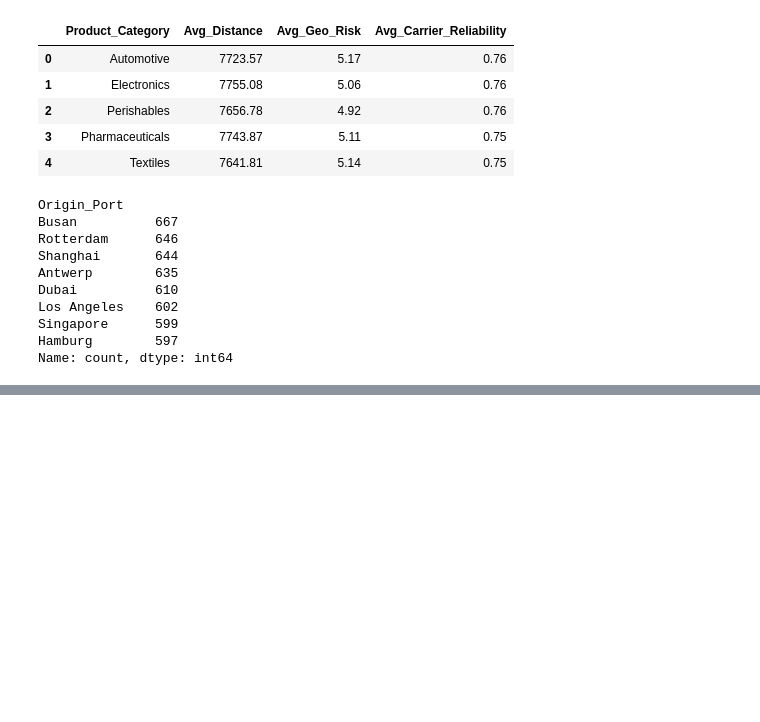
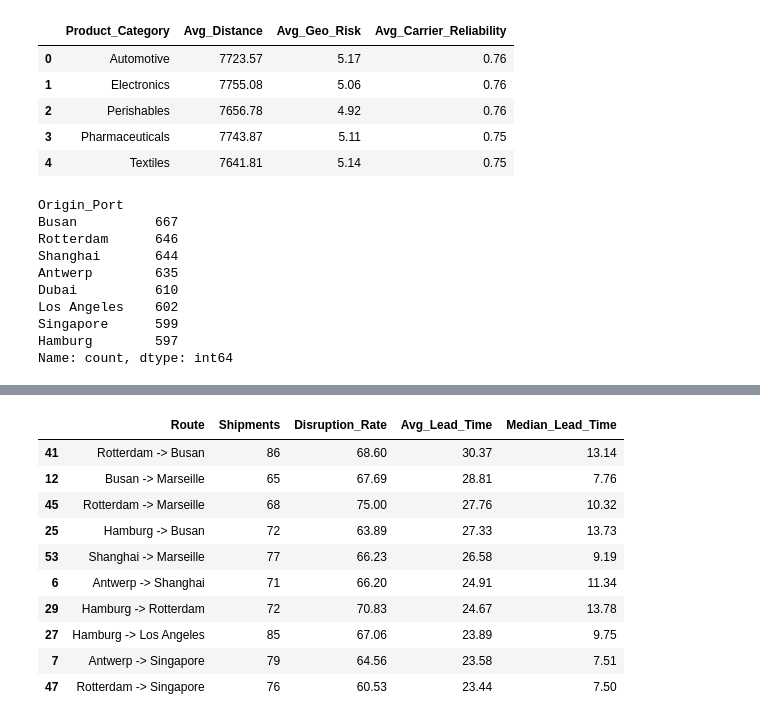
Before and after one commit to sharath1103/Global-Supply-Chain-Disruption, a Jupyter notebook: global_supply_chain_disruption.ipynb, the cells around one changed output, grey strips where cells are left out. Cells and saved outputs as stored; diff of their text form; code cells hidden in the pictures; blank space fills up the shorter version.

```diff
--- a/global_supply_chain_disruption.ipynb
+++ b/global_supply_chain_disruption.ipynb
@@ -784,0 +898,14 @@ Name: count, dtype: int64
+# %%
+route_analysis.sort_values("Avg_Lead_Time", ascending=False).round(2).head(10)
+# %% [output]
+|  | Route | Shipments | Disruption_Rate | Avg_Lead_Time | Median_Lead_Time |
+| 41 | Rotterdam -> Busan | 86 | 68.60 | 30.37 | 13.14 |
+| 12 | Busan -> Marseille | 65 | 67.69 | 28.81 | 7.76 |
+| 45 | Rotterdam -> Marseille | 68 | 75.00 | 27.76 | 10.32 |
+| 25 | Hamburg -> Busan | 72 | 63.89 | 27.33 | 13.73 |
+| 53 | Shanghai -> Marseille | 77 | 66.23 | 26.58 | 9.19 |
+| 6 | Antwerp -> Shanghai | 71 | 66.20 | 24.91 | 11.34 |
+| 29 | Hamburg -> Rotterdam | 72 | 70.83 | 24.67 | 13.78 |
+| 27 | Hamburg -> Los Angeles | 85 | 67.06 | 23.89 | 9.75 |
+| 7 | Antwerp -> Singapore | 79 | 64.56 | 23.58 | 7.51 |
+| 47 | Rotterdam -> Singapore | 76 | 60.53 | 23.44 | 7.50 |
```
Also changed, not shown: parts of 9 cells of this notebook.
